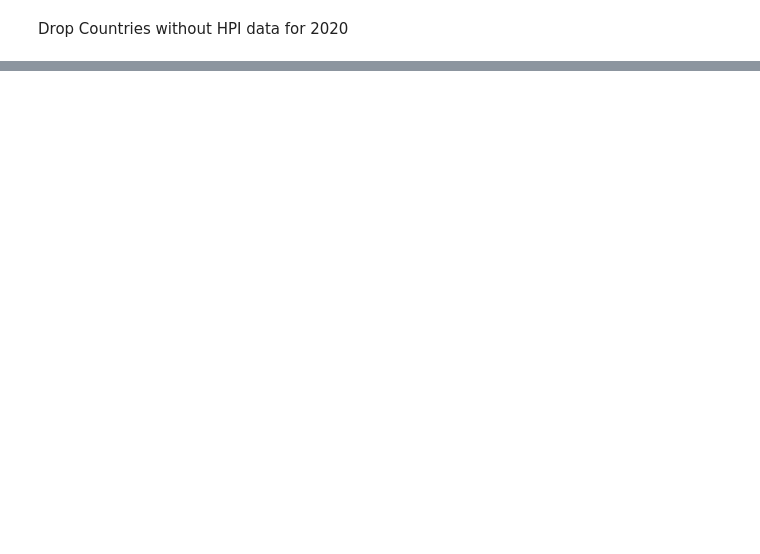
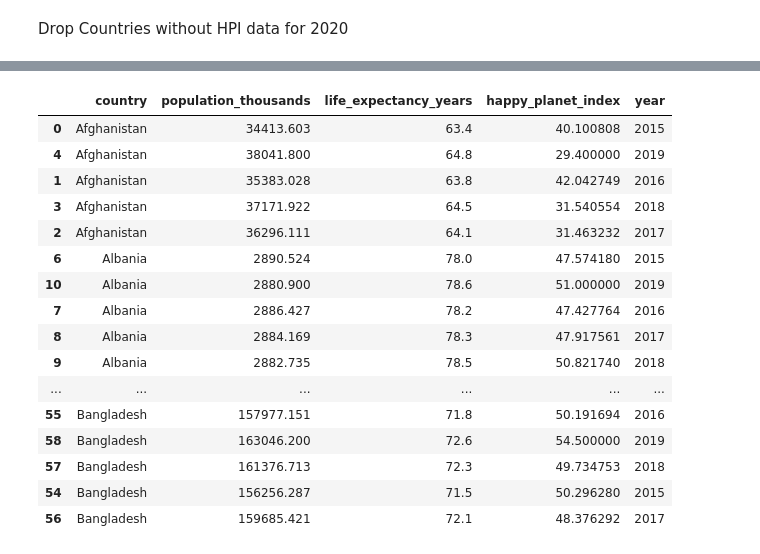
Before and after one commit to jennykardashov/Project_2_Team_5, a Jupyter notebook: HappinessandHomicideMN.ipynb, the cells around one changed output, grey strips where cells are left out. Cells and saved outputs as stored; diff of their text form; code cells hidden in the pictures; blank space fills up the shorter version.

```diff
--- a/HappinessandHomicideMN.ipynb
+++ b/HappinessandHomicideMN.ipynb
@@ -117,0 +118,4 @@ hp_simple.head(40)
+# %%
+hp_clean = hp_simple.dropna(how='any')
+#hp_simple.dropna(inplace=True)
+hp_clean.count()
@@ -117,0 +141,13 @@ hp_simple.head(40)
+# %%
+
+only_2019 = hp_clean.loc[hp_clean["year"] == "2019",:]
+only_2018 = hp_clean.loc[hp_clean["year"] == "2018",:]
+only_2017 = hp_clean.loc[hp_clean["year"] == "2017",:]
+only_2016 = hp_clean.loc[hp_clean["year"] == "2016",:]
+only_2015 = hp_clean.loc[hp_clean["year"] == "2015",:]
+
+only_2015["country"]
+only_2016["country"]
+only_2017["country"]
+only_2018["country"]
+only_2019["country"]
@@ -117,0 +182,30 @@ hp_simple.head(40)
+# %%
+common = \
+    set.intersection(set(only_2015["country"]), set(only_2016["country"]), set(only_2017["country"]), set(only_2018["country"]), set(only_2019["country"]))
+
+common_country_hpi = pd.concat([
+    only_2015[only_2015["country"].isin(common)],
+    only_2016[only_2016["country"].isin(common)],
+    only_2017[only_2017["country"].isin(common)],
+    only_2018[only_2018["country"].isin(common)],
+    only_2019[only_2019["country"].isin(common)]]).sort_values(by='country')
+
+common_country_hpi.sort_values(by= 'country').head(50)
+# %% [output]
+|  | country | population_thousands | life_expectancy_years | happy_planet_index | year |
+| 0 | Afghanistan | 34413.603 | 63.4 | 40.100808 | 2015 |
+| 4 | Afghanistan | 38041.800 | 64.8 | 29.400000 | 2019 |
+| 1 | Afghanistan | 35383.028 | 63.8 | 42.042749 | 2016 |
+| 3 | Afghanistan | 37171.922 | 64.5 | 31.540554 | 2018 |
+| 2 | Afghanistan | 36296.111 | 64.1 | 31.463232 | 2017 |
+| 6 | Albania | 2890.524 | 78.0 | 47.574180 | 2015 |
+| 10 | Albania | 2880.900 | 78.6 | 51.000000 | 2019 |
+| 7 | Albania | 2886.427 | 78.2 | 47.427764 | 2016 |
+| 8 | Albania | 2884.169 | 78.3 | 47.917561 | 2017 |
+| 9 | Albania | 2882.735 | 78.5 | 50.821740 | 2018 |
+| ... | ... | ... | ... | ... | ... |
+| 55 | Bangladesh | 157977.151 | 71.8 | 50.191694 | 2016 |
+| 58 | Bangladesh | 163046.200 | 72.6 | 54.500000 | 2019 |
+| 57 | Bangladesh | 161376.713 | 72.3 | 49.734753 | 2018 |
+| 54 | Bangladesh | 156256.287 | 71.5 | 50.296280 | 2015 |
+| 56 | Bangladesh | 159685.421 | 72.1 | 48.376292 | 2017 |
```
Also changed, not shown: parts of 14 cells of this notebook.
